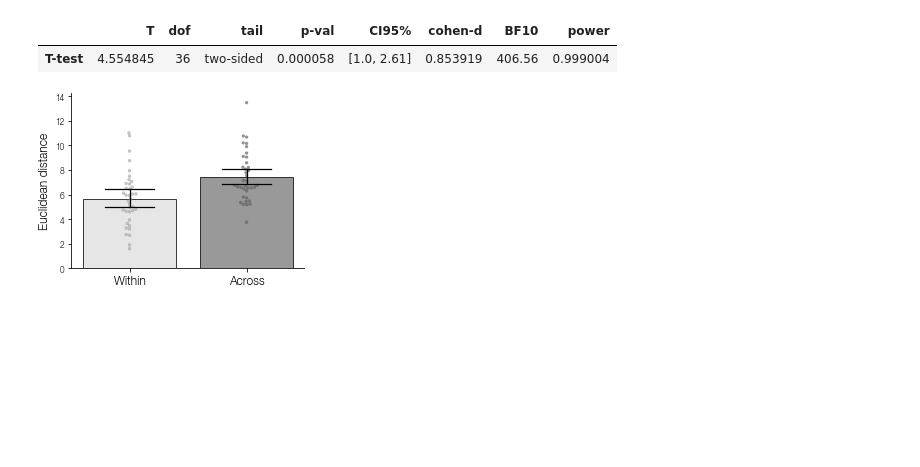
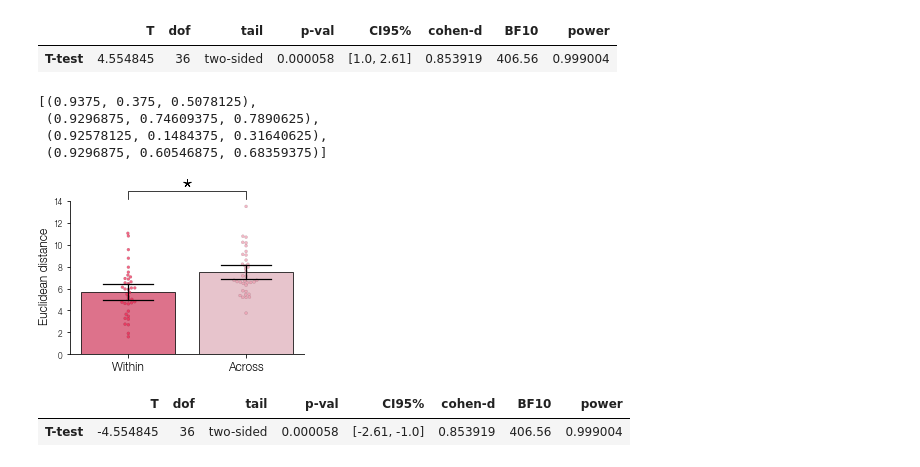
Before and after one commit to prestonlab/tesser, a Jupyter notebook: jupyter/plot_group.ipynb, the cells around one changed output. Drawn from its saved outputs; the diff is of its cells as text; code cells hidden in the pictures; blank space fills up the shorter version.

Commit message:
feat: statistics and significance for behavior plots

```diff
--- a/jupyter/plot_group.ipynb
+++ b/jupyter/plot_group.ipynb
@@ -42,19 +42,46 @@ pg.ttest(res['across'], res['within'], paired=True)
 # %% [output]
 |  | T | dof | tail | p-val | CI95% | cohen-d | BF10 | power |
 | T-test | 4.554845 | 36 | two-sided | 0.000058 | [1.0, 2.61] | 0.853919 | 406.56 | 0.999004 |
+# %%
+light = [(.9, .9, .9), (.6, .6, .6)]
+dark = [(.7, .7, .7), (.4, .4, .4)]
+light = [
+    (240 / 256, 96 / 256, 130 / 256),
+    (238 / 256, 191 / 256, 202 / 256),
+]
+dark = [
+    (237 / 256, 38 / 256, 81 / 256),
+    (238 / 256, 155 / 256, 175 / 256),
+]
+sns.color_palette(light + dark)
+# %% [output]
+[(0.9375, 0.375, 0.5078125),
+ (0.9296875, 0.74609375, 0.7890625),
+ (0.92578125, 0.1484375, 0.31640625),
+ (0.9296875, 0.60546875, 0.68359375)]
 # %%
 fig, ax = plt.subplots(figsize=(4, 3))
-light = [(.9, .9, .9), (.6, .6, .6)]
-dark = [(.7, .7, .7), (.4, .4, .4)]
 flat = pd.melt(
-    res, id_vars='subject', value_vars=['within', 'across'], var_name = 'pair',
+    res, id_vars='subject', value_vars=['within', 'across'], var_name='pair',
     value_name='distance'
 )
 statplot.plot_swarm_bar(flat, x='pair', y='distance', light=light, dark=dark, ax=ax)
+x = sorted([p.get_x() + p.get_width() / 2 for p in ax.patches])
+y = flat.groupby('pair')['distance'].max().to_list()
+offset = 0.05 * np.diff(ax.get_ylim())
+statplot.plot_sig([x[0], x[1]], [y[0], y[1]], offset, ax=ax)
+ax.set(ylim=(0, 16), yticks=np.arange(0, 16, 2))
+ax.spines['left'].set_bounds(0, 14)
 ax.set(xticklabels=['Within', 'Across'], ylabel='Euclidean distance');
+ax.yaxis.set_label_coords(-.08, 0.45)
 fig.savefig(os.path.join(fig_dir, 'grouping_distance.pdf'))
 # %% [output]
-[figure, old version]
+[figure, new version]
+# %%
+pg.ttest(res['within'], res['across'], paired=True)
+# %% [output]
+|  | T | dof | tail | p-val | CI95% | cohen-d | BF10 | power |
+| T-test | -4.554845 | 36 | two-sided | 0.000058 | [-2.61, -1.0] | 0.853919 | 406.56 | 0.999004 |
 # %%
 %load_ext watermark
 %watermark -v -iv
```
Also changed, not shown: parts of 1 cell of this notebook, 2 other files.
